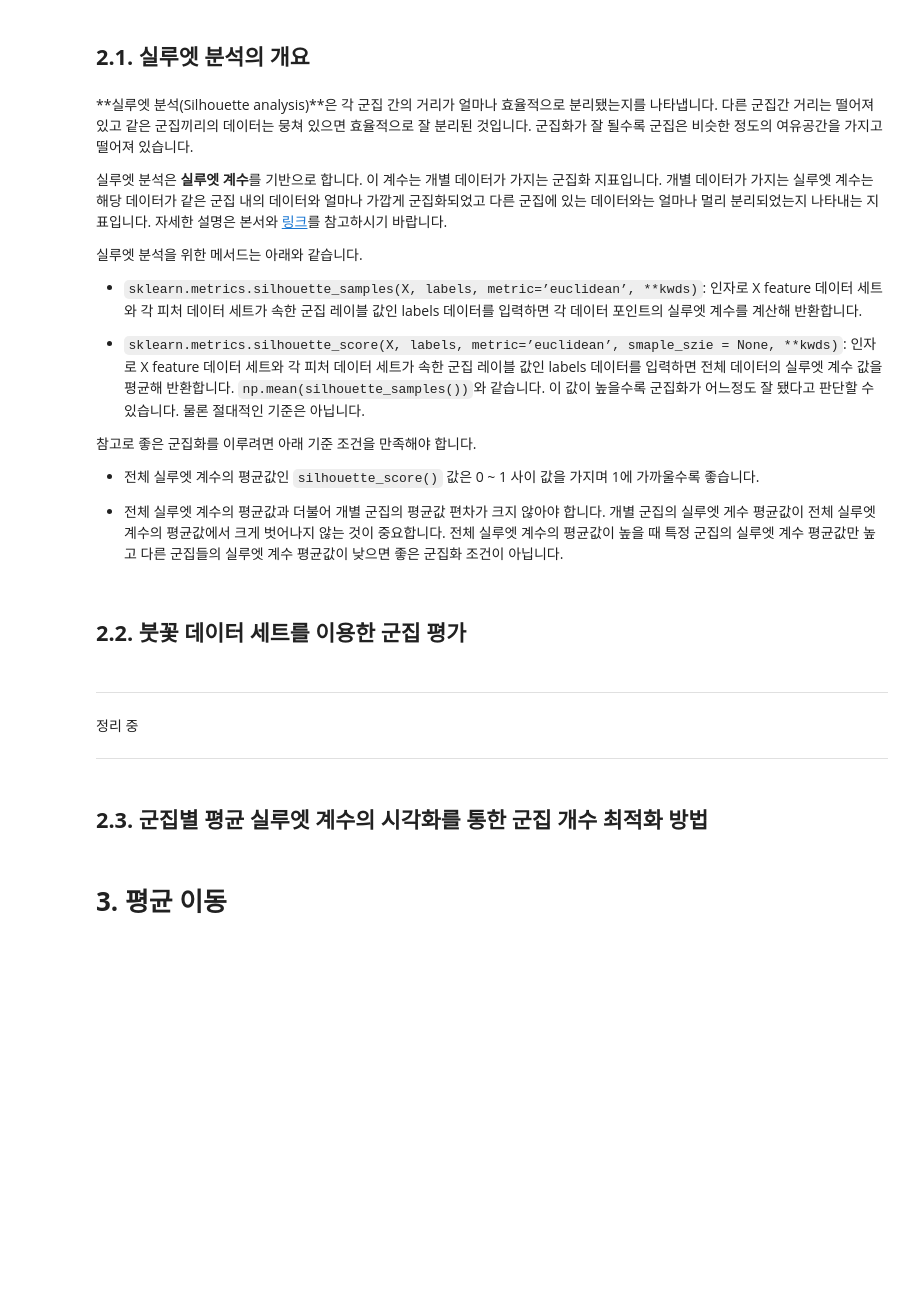
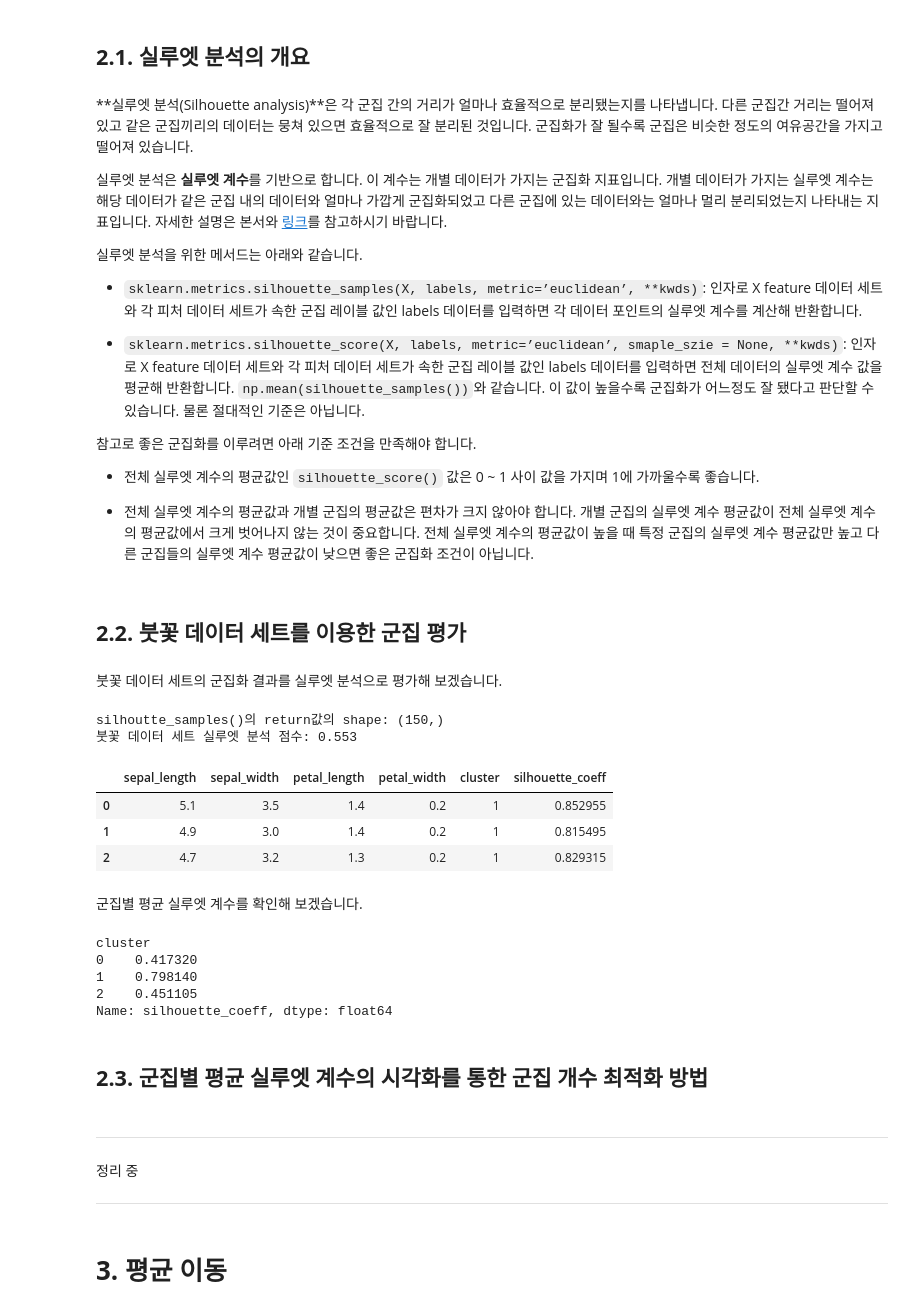
Before and after one commit to LeeSeungwon89/Machine-learning_Theory, a Jupyter notebook: CHAPTER7 군집화.ipynb, the cells around one changed output. Cells and saved outputs as stored; diff of their text form; code cells hidden in the pictures; blank space fills up the shorter version.

```diff
--- a/CHAPTER7 군집화.ipynb
+++ b/CHAPTER7 군집화.ipynb
@@ -273,9 +273,53 @@ plt.show()
 
 - 전체 실루엣 계수의 평균값인 `silhouette_score()` 값은 0 ~ 1 사이 값을 가지며 1에 가까울수록 좋습니다.
 
-- 전체 실루엣 계수의 평균값과 더불어 개별 군집의 평균값 편차가 크지 않아야 합니다. 개별 군집의 실루엣 게수 평균값이 전체 실루엣 계수의 평균값에서 크게 벗어나지 않는 것이 중요합니다. 전체 실루엣 계수의 평균값이 높을 때 특정 군집의 실루엣 계수 평균값만 높고 다른 군집들의 실루엣 계수 평균값이 낮으면 좋은 군집화 조건이 아닙니다.
+- 전체 실루엣 계수의 평균값과 개별 군집의 평균값은 편차가 크지 않아야 합니다. 개별 군집의 실루엣 계수 평균값이 전체 실루엣 계수의 평균값에서 크게 벗어나지 않는 것이 중요합니다. 전체 실루엣 계수의 평균값이 높을 때 특정 군집의 실루엣 계수 평균값만 높고 다른 군집들의 실루엣 계수 평균값이 낮으면 좋은 군집화 조건이 아닙니다.
 # %% [markdown]
 ## **2.2. 붓꽃 데이터 세트를 이용한 군집 평가**
+# %% [markdown]
+붓꽃 데이터 세트의 군집화 결과를 실루엣 분석으로 평가해 보겠습니다.
+# %%
+from sklearn.preprocessing import scale
+from sklearn.datasets import load_iris
+from sklearn.cluster import KMeans
+from sklearn.metrics import silhouette_samples, silhouette_score
+import matplotlib.pyplot as plt
+import numpy as np
+import pandas as pd
+
+iris = load_iris()
+feature_names = ['sepal_length', 'sepal_width', 'petal_length', 'petal_width']
+irisDF = pd.DataFrame(data=iris.data, columns=feature_names)
+kmeans = KMeans(n_clusters=3, init='k-means++', max_iter=300, random_state=0).fit(irisDF)
+irisDF['cluster'] = kmeans.labels_
+
+score_samples = silhouette_samples(iris.data, irisDF['cluster'])
+print('silhoutte_samples()의 return값의 shape:', score_samples.shape)
+
+irisDF['silhouette_coeff'] = score_samples
+
+average_score = silhouette_score(iris.data, irisDF['cluster'])
+print('붓꽃 데이터 세트 실루엣 분석 점수: {:.3f}'.format(average_score))
+irisDF.head(3)
+# %% [output]
+silhoutte_samples()의 return값의 shape: (150,)
+붓꽃 데이터 세트 실루엣 분석 점수: 0.553
+|  | sepal_length | sepal_width | petal_length | petal_width | cluster | silhouette_coeff |
+| 0 | 5.1 | 3.5 | 1.4 | 0.2 | 1 | 0.852955 |
+| 1 | 4.9 | 3.0 | 1.4 | 0.2 | 1 | 0.815495 |
+| 2 | 4.7 | 3.2 | 1.3 | 0.2 | 1 | 0.829315 |
+# %% [markdown]
+군집별 평균 실루엣 계수를 확인해 보겠습니다.
+# %%
+irisDF.groupby('cluster')['silhouette_coeff'].mean()
+# %% [output]
+cluster
+0    0.417320
+1    0.798140
+2    0.451105
+Name: silhouette_coeff, dtype: float64
+# %% [markdown]
+## **2.3. 군집별 평균 실루엣 계수의 시각화를 통한 군집 개수 최적화 방법**
 # %% [markdown]
 
 
@@ -284,8 +328,6 @@ plt.show()
 정리 중
 
 ---
-# %% [markdown]
-## **2.3. 군집별 평균 실루엣 계수의 시각화를 통한 군집 개수 최적화 방법**
 # %% [markdown]
 # **3. 평균 이동**
 # %% [markdown]
```
